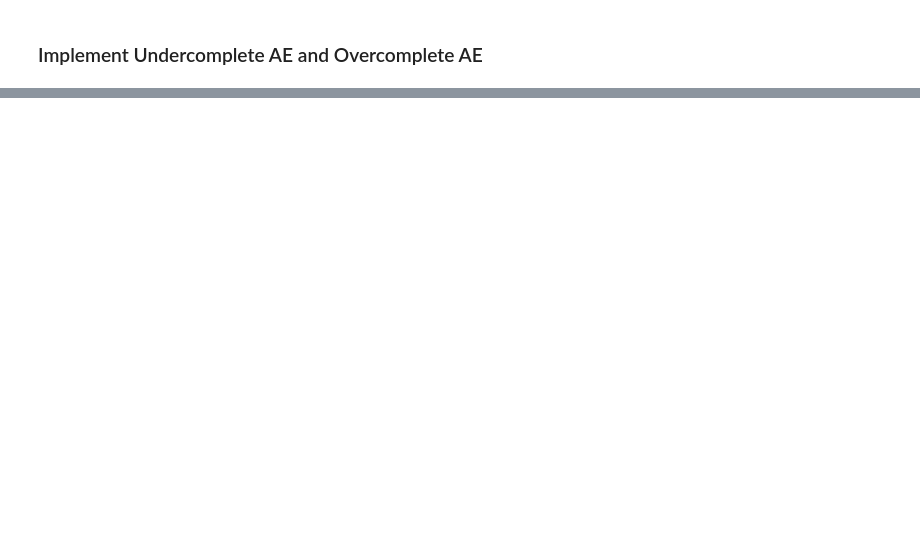
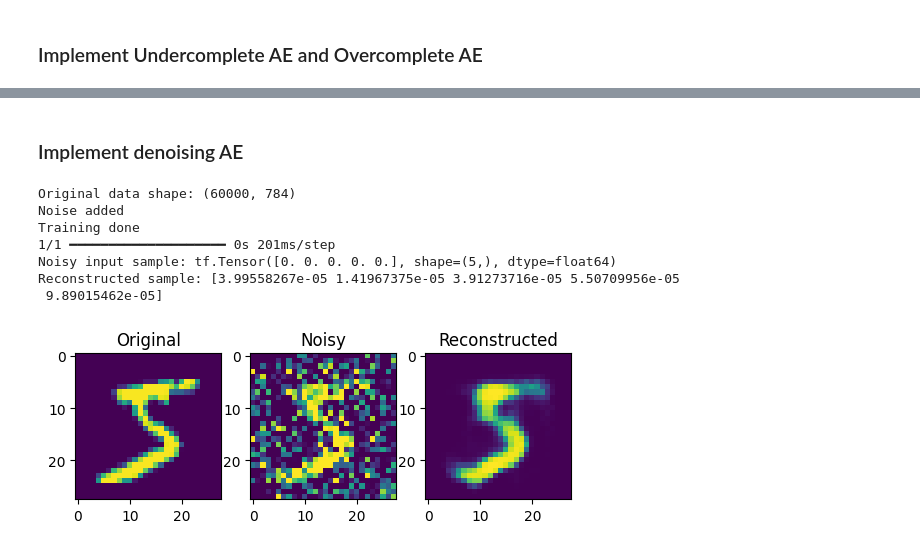
Before and after one commit to GodishalaAshwith/DeepLearning, a Jupyter notebook: DLInt2.ipynb, the cells around one changed output, grey strips where cells are left out. Cells and saved outputs as stored; diff of their text form; code cells hidden in the pictures; blank space fills up the shorter version.

```diff
--- a/DLInt2.ipynb
+++ b/DLInt2.ipynb
@@ -311,0 +357,65 @@ Overcomplete output shape: (1, 784)
+# %% [markdown]
+### Implement denoising AE
+# %%
+# 7. Implement denoising AE
+
+import tensorflow as tf
+from tensorflow.keras import layers, models
+from tensorflow.keras.datasets import mnist
+import numpy as np
+
+# data
+(x_train, _), _ = mnist.load_data()
+x_train = x_train/255.0
+x_train = x_train.reshape(-1,784)
+
+print("Original data shape:", x_train.shape)
+
+# add noise
+noise = 0.5 * np.random.normal(size=x_train.shape)
+x_noisy = x_train + noise
+x_noisy = tf.clip_by_value(x_noisy,0.,1.)
+
+print("Noise added")
+
+# model
+model = models.Sequential([
+    layers.Input(shape=(784,)), # Explicit Input layer
+    layers.Dense(64,activation='relu'),
+    layers.Dense(784,activation='sigmoid')
+])
+
+model.compile(optimizer='adam',loss='mse')
+
+model.fit(x_noisy,x_train,epochs=2,verbose=0)
+
+print("Training done")
+
+# test
+out = model.predict(x_noisy[:1])
+
+print("Noisy input sample:", x_noisy[0][:5])
+print("Reconstructed sample:", out[0][:5])
+
+
+import matplotlib.pyplot as plt
+
+imgs = [x_train[0], x_noisy[0].numpy(), out[0]]
+titles = ["Original", "Noisy", "Reconstructed"]
+
+for i in range(3):
+    plt.subplot(1,3,i+1)
+    plt.imshow(imgs[i].reshape(28,28))
+    plt.title(titles[i])
+    # plt.axis('off')
+
+plt.show()
+# %% [output]
+Original data shape: (60000, 784)
+Noise added
+Training done
+1/1 ━━━━━━━━━━━━━━━━━━━━ 0s 201ms/step
+Noisy input sample: tf.Tensor([0. 0. 0. 0. 0.], shape=(5,), dtype=float64)
+Reconstructed sample: [3.99558267e-05 1.41967375e-05 3.91273716e-05 5.50709956e-05
+ 9.89015462e-05]
+[figure, added]
```
Also changed, not shown: parts of 9 cells of this notebook.
